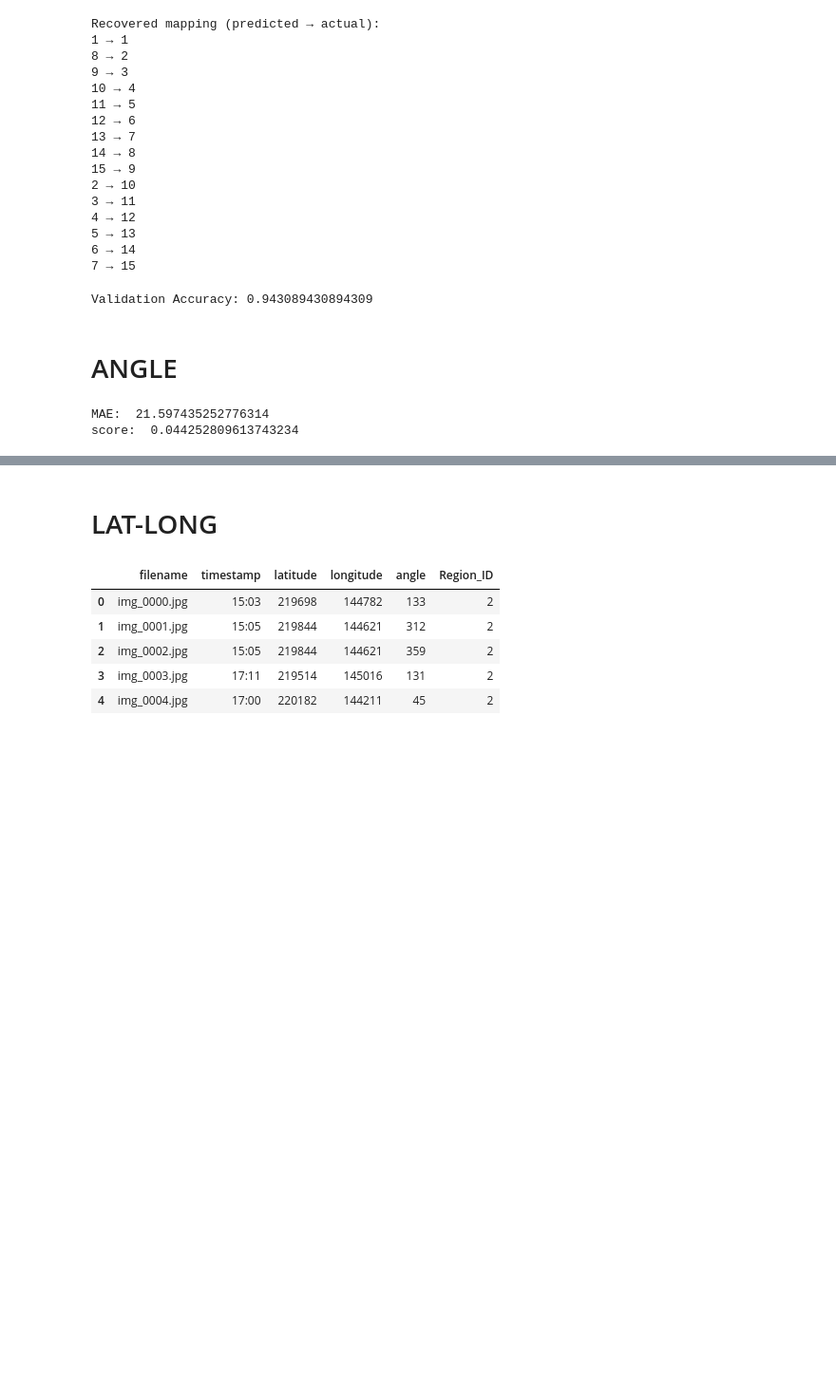
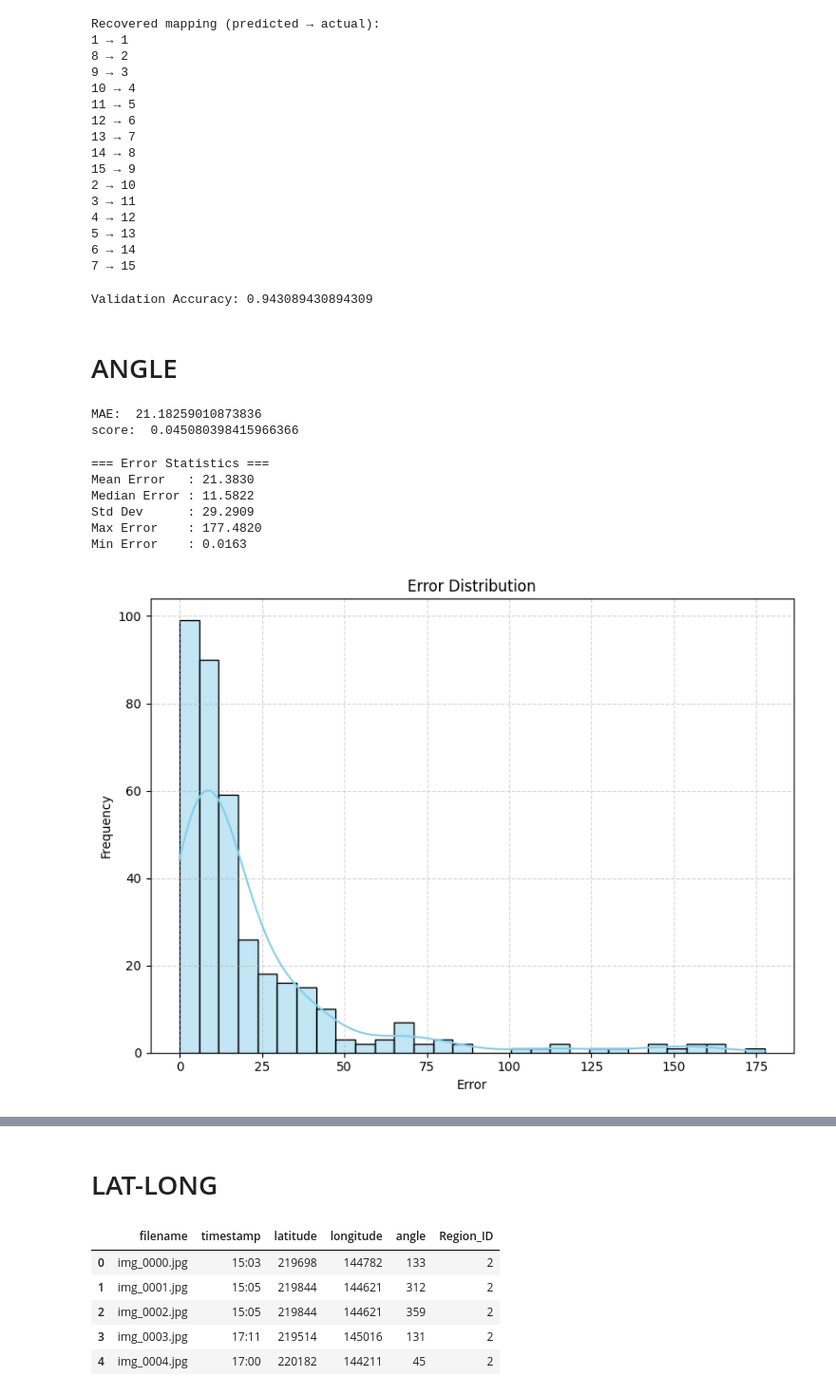
Before and after one commit to prakhar479/SMAI-Geoprediction-Project, a Jupyter notebook: sanity_check.ipynb, the cells around one changed output, grey strips where cells are left out. Shown at 95% size. Drawn from its saved outputs; the diff is of its cells as text; code cells hidden in the pictures; blank space fills up the shorter version.

Commit message:
Evaluation Done for Region Angle
Signed-off-by: Prakhar Singhal <singhalprakhar479@gmail.com>

```diff
--- a/sanity_check.ipynb
+++ b/sanity_check.ipynb
@@ -160,7 +160,7 @@ import pandas as pd
 import numpy as np
 
 truth = pd.read_csv("./AngleTask/AngleDataset/val_label.csv")
-pred = pd.read_csv("./AngleTask/Angle_test.csv")
+pred = pd.read_csv("./AngleTask/valtemp=0.01.csv")
 
 merged_val = pd.merge(truth, pred, on='filename', suffixes=('_truth', '_pred'))
 
@@ -169,9 +169,81 @@ def mae(pred, truth):
     diff = np.minimum(diff, 360 - diff)
     return np.mean(diff)
 
-mae_score = mae(merged_val['angle_truth'], merged_val['angle_pred'])
+mae_score = mae(merged_val['predicted_angle'], merged_val['angle'])
 print("MAE: ", mae_score)
 print("score: ", 1/(1 + mae_score))
 # %% [output]
-MAE:  21.597435252776314
-score:  0.044252809613743234
+MAE:  21.18259010873836
+score:  0.045080398415966366
+# %%
+# convert the file into correct form
+FILE = "./AngleTask/valtemp=1.csv"
+pred = pd.read_csv(FILE)
+
+error = pred['error']
+truth = pred['true_angle']
+pred = pred[['filename','predicted_angle']]
+
+pred.rename(columns={'predicted_angle':'angle'}, inplace=True)
+# %%
+import seaborn as sns
+import matplotlib.pyplot as plt
+mean_error = error.mean()
+median_error = error.median()
+std_error = error.std()
+max_error = error.max()
+min_error = error.min()
+
+print("=== Error Statistics ===")
+print(f"Mean Error   : {mean_error:.4f}")
+print(f"Median Error : {median_error:.4f}")
+print(f"Std Dev      : {std_error:.4f}")
+print(f"Max Error    : {max_error:.4f}")
+print(f"Min Error    : {min_error:.4f}")
+
+# Step 5: Plot histogram of error
+plt.figure(figsize=(8, 6))
+sns.histplot(error, bins=30, kde=True, color='skyblue')
+plt.title('Error Distribution')
+plt.xlabel('Error')
+plt.ylabel('Frequency')
+plt.grid(True, linestyle='--', alpha=0.5)
+plt.tight_layout()
+# plt.savefig('./AngleTask/error_histogram.png')
+plt.show()
+plt.close()
+
+# Step 6: Scatter plot of true vs predicted
+plt.figure(figsize=(8, 6))
+sns.scatterplot(x=truth, y=pred['angle'], alpha=0.7)
+plt.plot([truth.min(), truth.max()], [truth.min(), truth.max()], 'r--', label='Perfect Prediction')
+plt.title('True Angle vs Predicted Angle')
+plt.xlabel('True Angle')
+plt.ylabel('Predicted Angle')
+plt.legend()
+plt.grid(True, linestyle='--', alpha=0.5)
+plt.tight_layout()
+# plt.savefig('./AngleTask/true_vs_predicted.png')
+plt.show()
+plt.close()
+
+# Step 7: Error vs True Angle plot
+plt.figure(figsize=(8, 6))
+sns.scatterplot(x=truth, y=error, alpha=0.7, color='purple')
+plt.axhline(0, color='gray', linestyle='--')
+plt.title('Error vs True Angle')
+plt.xlabel('True Angle')
+plt.ylabel('Error')
+plt.grid(True, linestyle='--', alpha=0.5)
+plt.tight_layout()
+# plt.savefig('./AngleTask/error_vs_true_angle.png')
+plt.show()
+plt.close()
+# %% [output]
+=== Error Statistics ===
+Mean Error   : 21.3830
+Median Error : 11.5822
+Std Dev      : 29.2909
+Max Error    : 177.4820
+Min Error    : 0.0163
+[figure, added]
```
Also changed, not shown: parts of 3 cells of this notebook, 33 other files.
